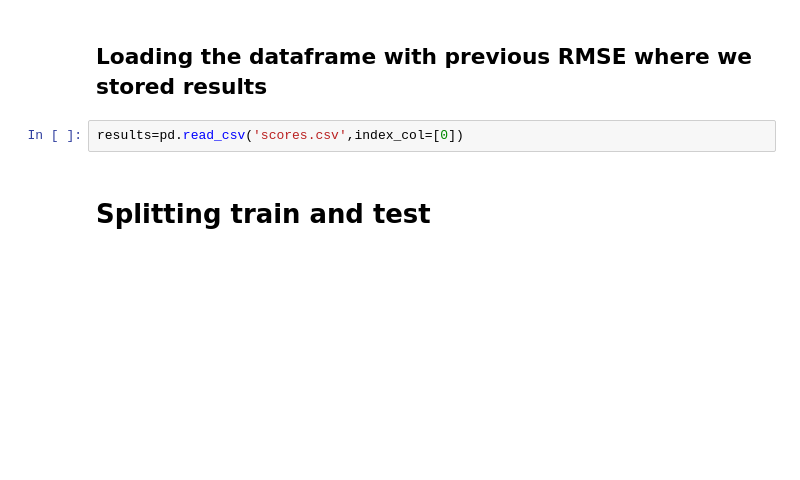
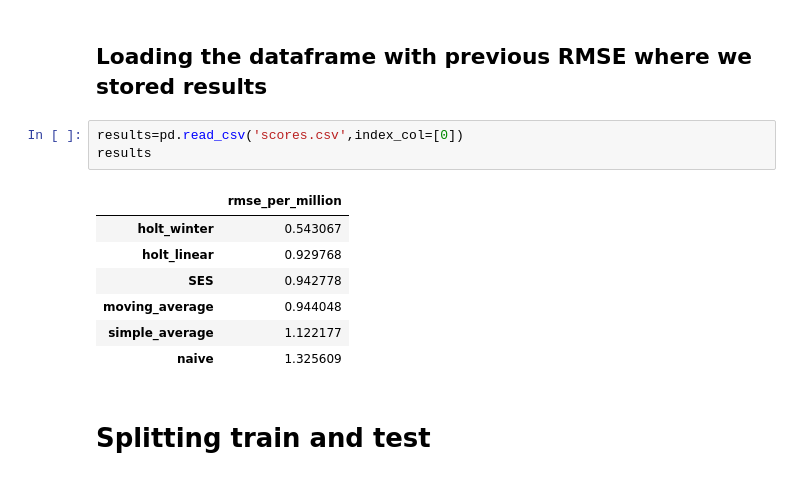
Before and after one commit to grschneier/TimeSeries, a Jupyter notebook: TimeSeriesTwo.ipynb, the cells around one changed output. Saved outputs shown, nothing was run; the diff lists cells and outputs as text; blank space fills up the shorter version.

```diff
--- a/TimeSeriesTwo.ipynb
+++ b/TimeSeriesTwo.ipynb
@@ -43,6 +41,15 @@ monthly_df.head()
 ## Loading the dataframe with previous RMSE where we stored results
 # %%
 results=pd.read_csv('scores.csv',index_col=[0])
+results
+# %% [output]
+|  | rmse_per_million |
+| holt_winter | 0.543067 |
+| holt_linear | 0.929768 |
+| SES | 0.942778 |
+| moving_average | 0.944048 |
+| simple_average | 1.122177 |
+| naive | 1.325609 |
 # %% [markdown]
 # Splitting train and test
 # %%
```
Also changed, not shown: parts of 5 cells of this notebook, 1 other file.
